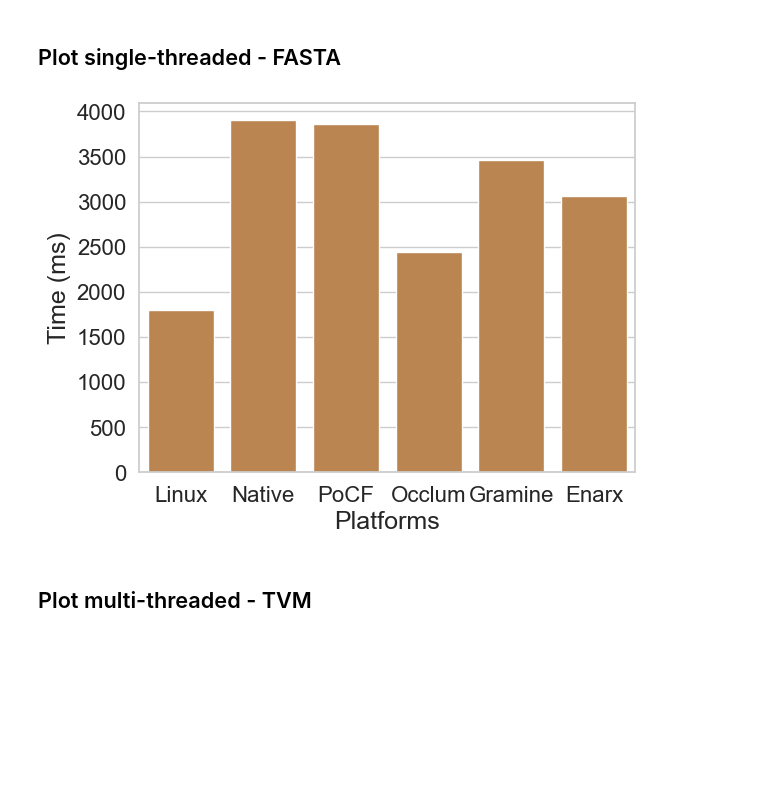
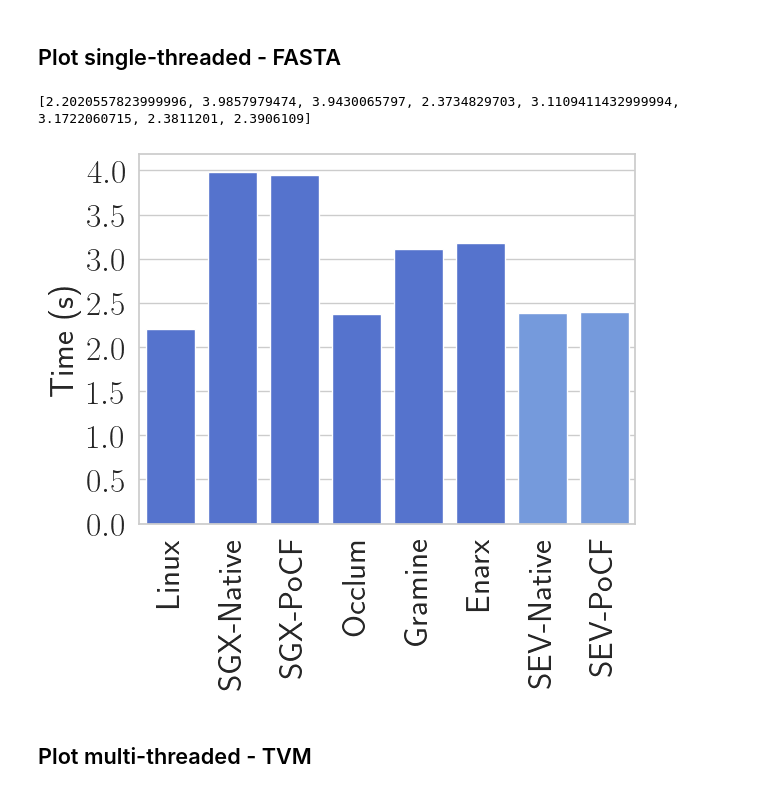
Before and after one commit to ya0guang/PoBF, a Jupyter notebook: scripts/figure.ipynb, the cells around one changed output. Drawn from its saved outputs; the diff is of its cells as text; code cells hidden in the pictures; blank space fills up the shorter version.

```diff
--- a/scripts/figure.ipynb
+++ b/scripts/figure.ipynb
@@ -209,7 +207,7 @@ def analyze_macrobenchmarks(focused, type, pos=-1):
     tasks = ["task_tvm", "task_fasta"]
 
     for task in tasks:
-        path = "../data/" + task + "/"
+        path = "/home/haobchen/data/" + task + "/"
         result[task] = []
         for dirname, subdirlist, filelist in os.walk(path):
             for fname in filelist:
@@ -272,28 +279,32 @@ plt.savefig("../macrobenchmarks_st_tvm.pdf", bbox_inches='tight')
 # %%
 import matplotlib.pyplot as plt
 import pandas as pd
 import seaborn as sns
 import numpy as np
 
 platforms = ['rust', 'native', 'pobf', 'occlum', 'gramine', 'enarx']
 
 ys = []
 for platform in platforms:
     cur, _ = analyze_macrobenchmarks('data_provider_' + platform, 'st')
     for k, v in cur.items():
-        ys.append(v)
+        ys.append(v / 1000)
 
 sns.set(style='whitegrid')
-xs =  ['Linux', 'Native', 'PoCF', 'Occlum', 'Gramine', 'Enarx']
-
-g = sns.barplot(x=xs, y=ys[1::2], color='peru')
-g.set_ylabel('Time (ms)', fontsize=18)
-g.set_xlabel('Platforms', fontsize=18)
-g.set_xticklabels(g.get_xticklabels(), size=16)
-g.set_yticklabels(g.get_yticklabels(), size=16)
-plt.savefig("../macrobenchmarks_st_fasta.pdf", bbox_inches='tight')
+ys = ys[1::2]
+ys.append(2.3811201)
+ys.append(2.3906109)
+xs =  ['Linux', 'SGX-Native', 'SGX-PoCF',  'Occlum', 'Gramine', 'Enarx', 'SEV-Native', 'SEV-PoCF',]
+print(ys)
+colors = ['royalblue', 'royalblue', 'royalblue','royalblue', 'royalblue', 'royalblue',  'cornflowerblue', 'cornflowerblue',]
+g = sns.barplot(x=xs, y=ys, palette=colors)
+g.set_ylabel('Time (s)', fontsize=24)
+g.set_xticklabels(g.get_xticklabels(), size=24, rotation=90)
+g.set_yticklabels(g.get_yticklabels(), size=24)
+plt.savefig("./macrobenchmarks_st_fasta.pdf", bbox_inches='tight')
 # %% [output]
+[2.2020557823999996, 3.9857979474, 3.9430065797, 2.3734829703, 3.1109411432999994, 3.1722060715, 2.3811201, 2.3906109]
-[figure, old version]
+[figure, new version]
 # %% [markdown]
 ## Plot multi-threaded - TVM
 # %%
```
Also changed, not shown: parts of 8 cells of this notebook, 5 other files.
